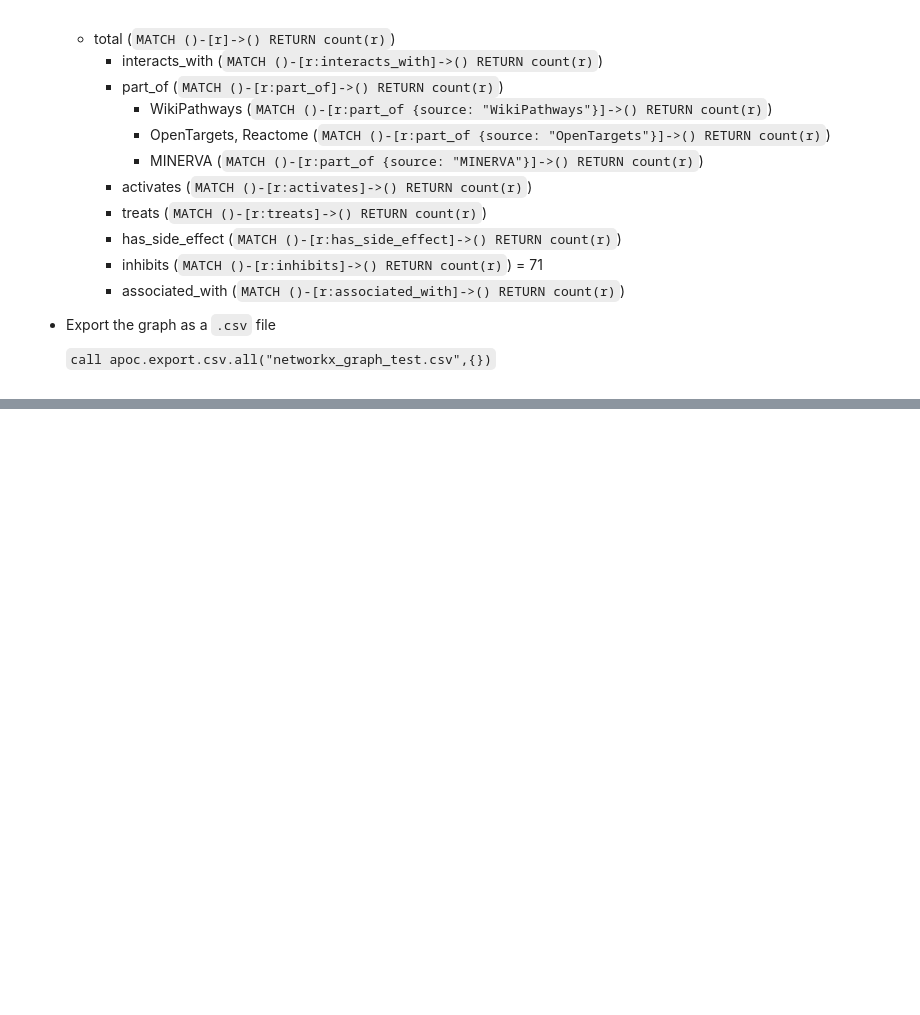
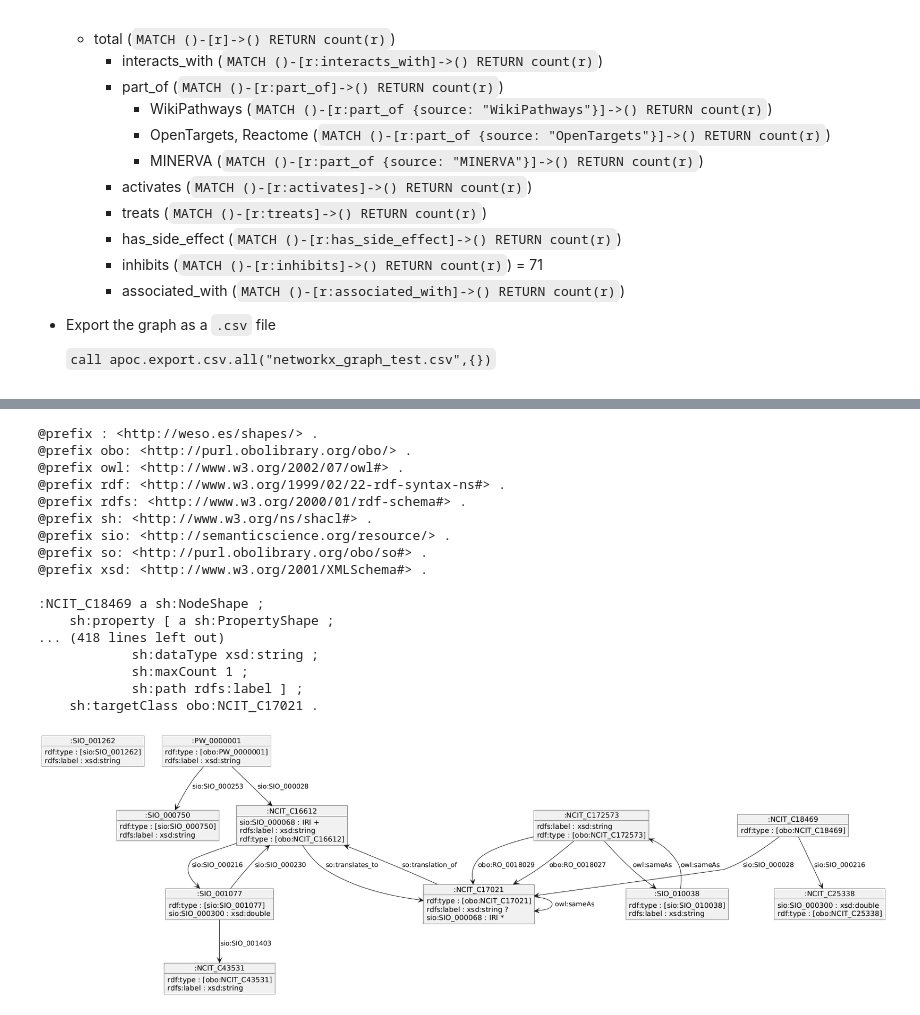
Before and after one commit to BioDataFuse/pyBiodatafuse, a Jupyter notebook: examples/gene_to_graph_workflow.ipynb, the cells around one changed output, grey strips where cells are left out. Drawn from its saved outputs; the diff is of its cells as text; code cells hidden in the pictures; blank space fills up the shorter version.

```diff
--- a/examples/gene_to_graph_workflow.ipynb
+++ b/examples/gene_to_graph_workflow.ipynb
@@ -522,0 +493,10 @@ neo4j.save_graph_to_graphml(pygraph, "networkx_graph_test.graphml")
+# %%
+# Instantiate a BDFGraph
+bdf = BDFGraph(
+    base_uri="https://biodatafuse.org/example/",
+    version_iri="https://biodatafuse.org/example/test.owl",
+    orcid="https://orcid.org/0000-0002-4166-7093",
+    author="Javier Millan Acosta",
+)
+
+bdf.generate_rdf(combined_df, combined_metadata)  # Generate the RDF from the (meta)data
@@ -522,0 +554,29 @@ neo4j.save_graph_to_graphml(pygraph, "networkx_graph_test.graphml")
+# %%
+# Use without parameters (defaults)
+bdf.shacl()
+# Or Use with parameters
+bdf.shacl(
+    path="examples/results/gene_to_graph_workflow/BDF_example_shacl.ttl",  # Set a path to retrieve the ttl serialization in a file
+    threshold=0.001,
+    uml_figure_path="examples/results/gene_to_graph_workflow/BDF_example_shacl.png",  # Set a path to retrieve a diagram
+)
+display(Image("examples/results/gene_to_graph_workflow/BDF_example_shacl.png"))
+# %% [output]
+@prefix : <http://weso.es/shapes/> .
+@prefix obo: <http://purl.obolibrary.org/obo/> .
+@prefix owl: <http://www.w3.org/2002/07/owl#> .
+@prefix rdf: <http://www.w3.org/1999/02/22-rdf-syntax-ns#> .
+@prefix rdfs: <http://www.w3.org/2000/01/rdf-schema#> .
+@prefix sh: <http://www.w3.org/ns/shacl#> .
+@prefix sio: <http://semanticscience.org/resource/> .
+@prefix so: <http://purl.obolibrary.org/obo/so#> .
+@prefix xsd: <http://www.w3.org/2001/XMLSchema#> .
+
+:NCIT_C18469 a sh:NodeShape ;
+    sh:property [ a sh:PropertyShape ;
+... (418 lines left out)
+            sh:dataType xsd:string ;
+            sh:maxCount 1 ;
+            sh:path rdfs:label ] ;
+    sh:targetClass obo:NCIT_C17021 .
+[figure, added]
```
Also changed, not shown: parts of 32 cells of this notebook, 50 other files.
